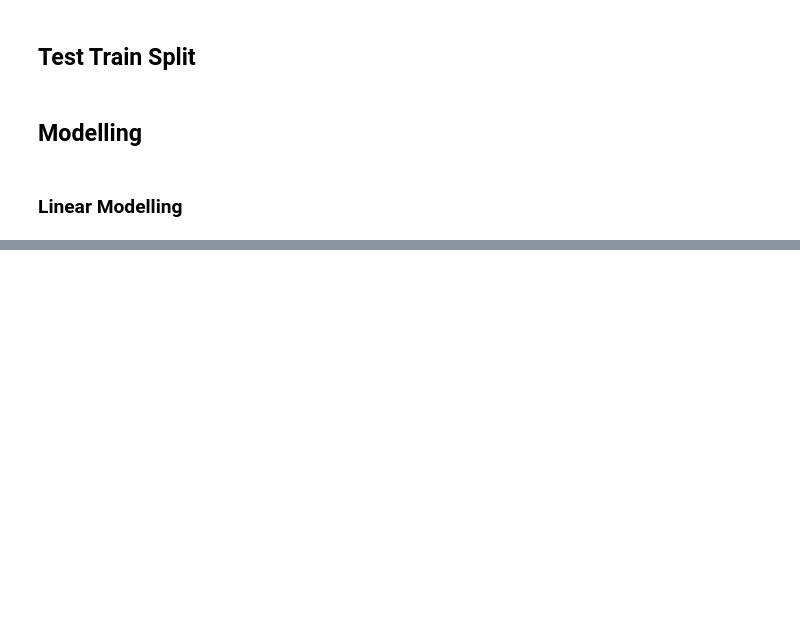
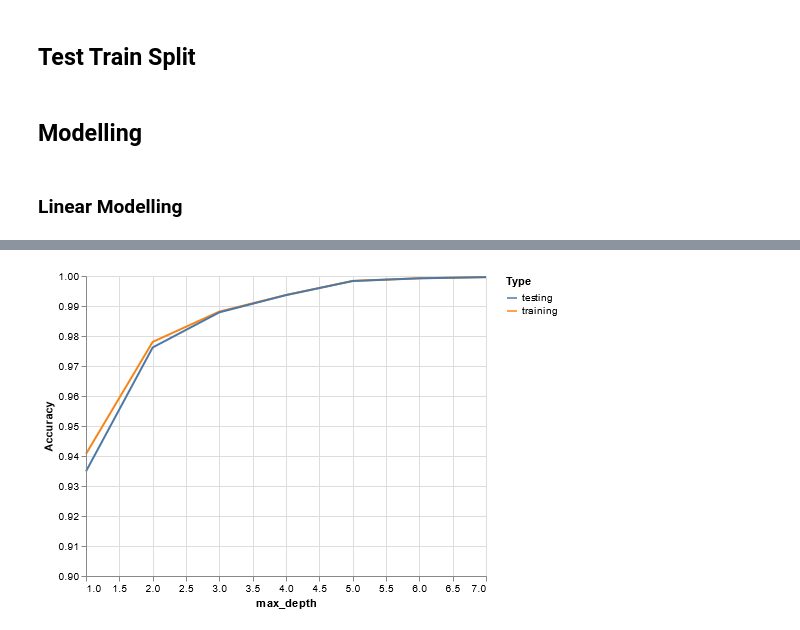
Before and after one commit to vigchandra/TGA_ANN_pred, a Jupyter notebook: Modelling.ipynb, the cells around one changed output, grey strips where cells are left out. Cells and saved outputs as stored; diff of their text form; code cells hidden in the pictures; blank space fills up the shorter version.

Commit message:
Completed linear and random forest modelling

```diff
--- a/Modelling.ipynb
+++ b/Modelling.ipynb
@@ -30,8 +35,11 @@ def test_train_compound(df, product):
 # %% [markdown]
 ### Linear Modelling
 # %%
-def linear_model(df, product = 'caoh2'):
+def linear_model(df, product):
     X_train, X_test, y_train, y_test = test_train_compound(df, product)
-    print("The 4 matrices for ", product, " are of sizes: ", X_train.shape, X_test.shape, y_train.shape, y_test.shape)
-    reg = LinearRegression().fit(X_train, y_train)
-    print("The accuracy for ", product, " model is ", reg.score(X_train, y_train))
+    print("The 4 matrices for --", product, "-- are of sizes: ", X_train.shape, X_test.shape, y_train.shape, y_test.shape)
+    lr = LinearRegression().fit(X_train, y_train)
+    print("The training accuracy for the model is ", lr.score(X_train, y_train))
+    print("The testing accuracy for the model is ", lr.score(X_test, y_test))
+for i in df.compound.value_counts().index:
+    linear_model(df, i)
@@ -47,0 +58,9 @@ The accuracy for  both  model is  0.9282599428748095
+# %%
+def random_forest(df, product):
+    X_train, X_test, y_train, y_test = test_train_compound(df, product)
+    print("The 4 matrices for --", product, "-- are of sizes: ", X_train.shape, X_test.shape, y_train.shape, y_test.shape)
+    rf = RandomForestRegressor(random_state=0).fit(X_train, y_train)
+    print("The training accuracy for the model is ", rf.score(X_train, y_train))
+    print("The testing accuracy for the model is ", rf.score(X_test, y_test))
+for i in df.compound.value_counts().index:
+    random_forest(df, i)
@@ -47,0 +77,23 @@ The accuracy for  both  model is  0.9282599428748095
+# %%
+max_depth = range(1, 10)
+X_train, X_test, y_train, y_test = test_train_compound(df, "tbbpa")
+depth = []
+train_acc = []
+test_acc = []
+for i in max_depth:
+    depth.append(i)
+    rf = RandomForestRegressor(max_depth = i, random_state=0).fit(X_train, y_train)
+    train_acc.append(rf.score(X_train, y_train))
+    test_acc.append(rf.score(X_test, y_test))
+    print(i)
+df_rf = pd.DataFrame({'training' : train_acc,
+                      'testing' : test_acc,
+                      'max_depth' : depth})
+df_rf = df_rf.melt(id_vars = 'max_depth', var_name = 'Type', value_name = 'Accuracy')
+# %%
+alt.Chart(df_rf.query("max_depth < 8")).mark_line().encode(
+    alt.X('max_depth'),
+    alt.Y('Accuracy', scale=alt.Scale(domain=[0.9, 1])),
+    alt.Color('Type:N'))
+# %% [output]
+[figure, added]
```
Also changed, not shown: parts of 5 cells of this notebook.
